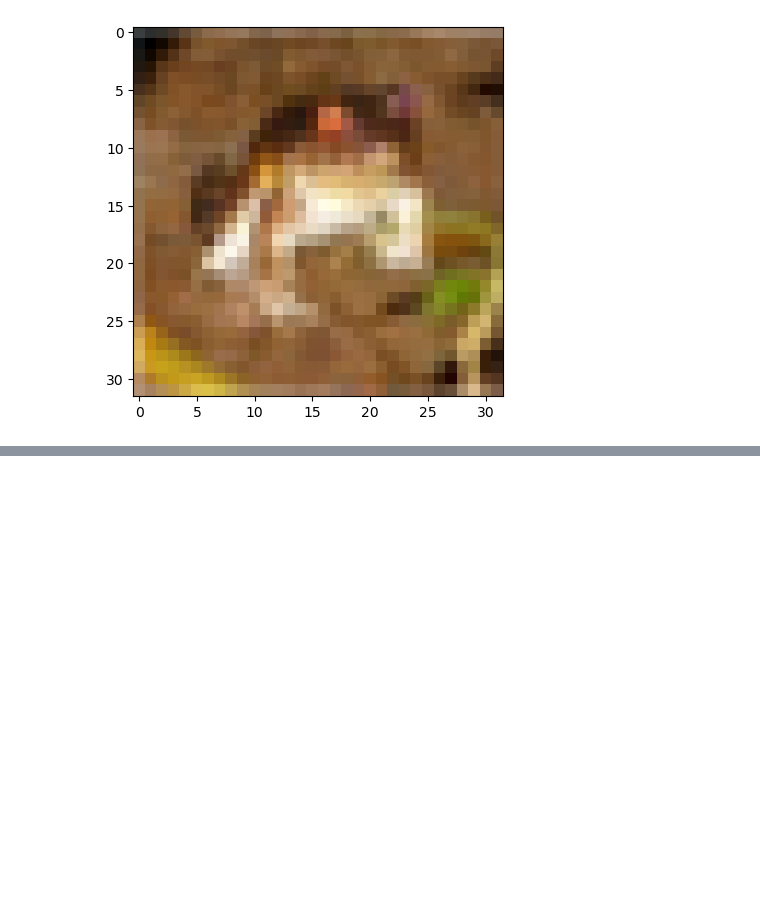
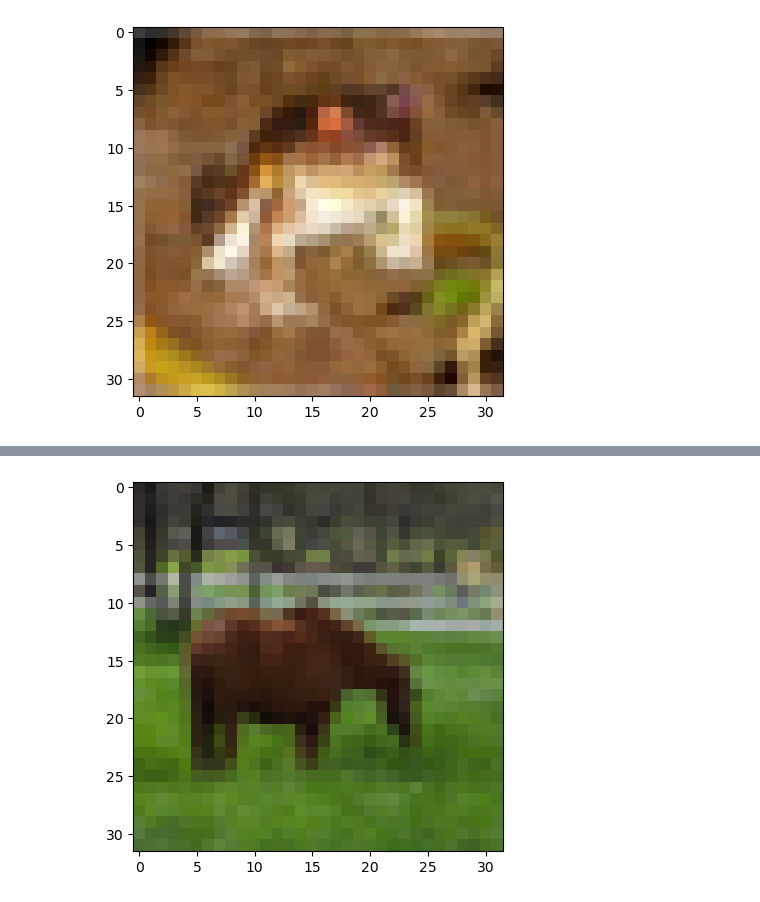
Before and after one commit to SimonJasansky/ACML, a Jupyter notebook: assignment_2/ACML_assignment_2_color.ipynb, the cells around one changed output, grey strips where cells are left out. Saved outputs shown, nothing was run; the diff lists cells and outputs as text; code cells hidden in the pictures; blank space fills up the shorter version.

```diff
--- a/assignment_2/ACML_assignment_2_color.ipynb
+++ b/assignment_2/ACML_assignment_2_color.ipynb
@@ -215,2 +257,9 @@ encoded_pic.shape
 (6000, 1024)
+# %%
+index = 100
+
+plt.imshow(test[index])
+plt.show()
+# %% [output]
+[figure, added]
 # %%
```
Also changed, not shown: parts of 11 cells of this notebook, 16 other files.
